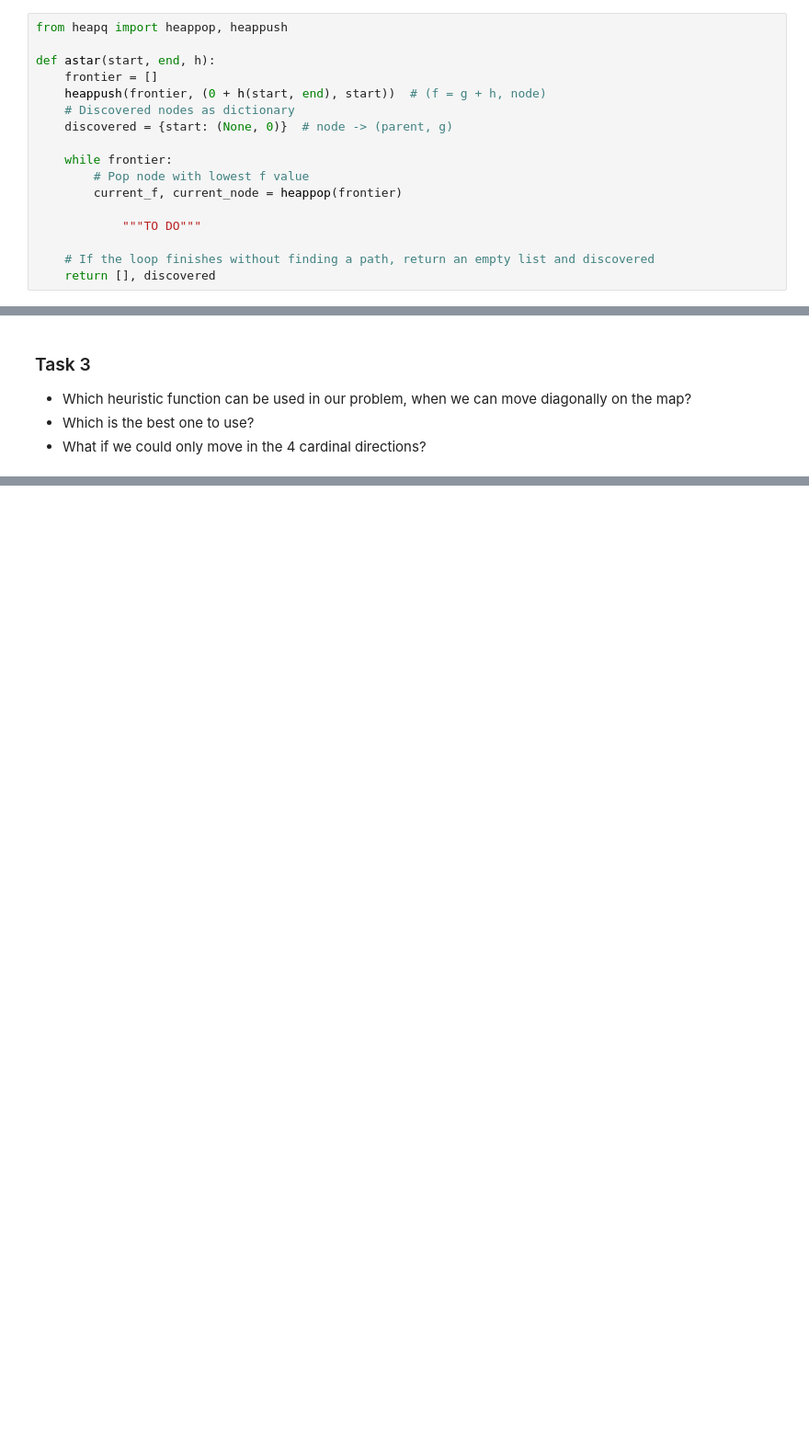
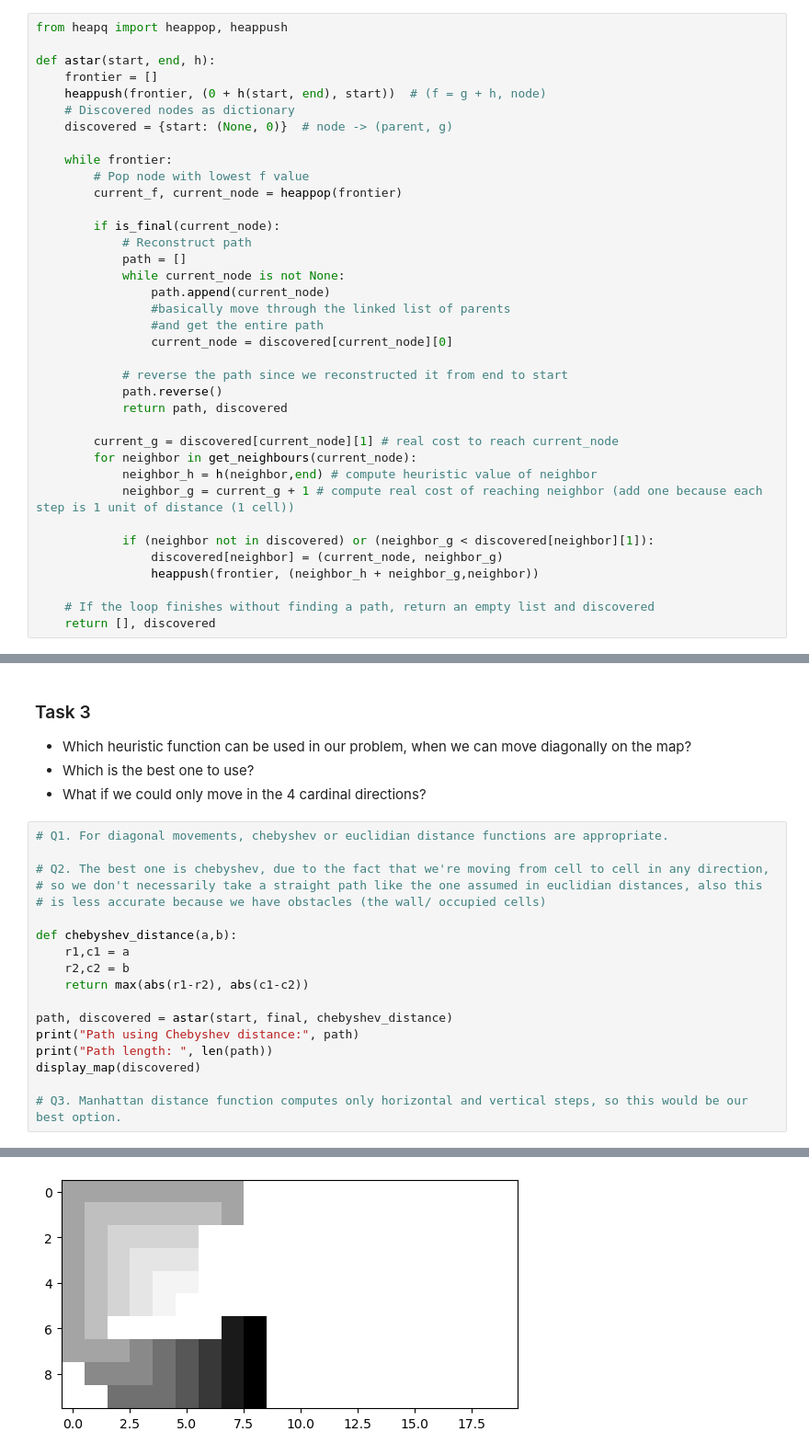
Before and after one commit to mmswflow-upb/ai-labs, a Jupyter notebook: Lab 3/Lab3_AI_A_Star.ipynb, the cells around one changed output, grey strips where cells are left out. Shown at 92% size. Saved outputs shown, nothing was run; the diff lists cells and outputs as text; blank space fills up the shorter version.

```diff
--- a/Lab 3/Lab3_AI_A_Star.ipynb
+++ b/Lab 3/Lab3_AI_A_Star.ipynb
@@ -225,7 +225,27 @@ def astar(start, end, h):
         # Pop node with lowest f value
         current_f, current_node = heappop(frontier)
 
-            """TO DO"""
+        if is_final(current_node):
+            # Reconstruct path
+            path = []
+            while current_node is not None:
+                path.append(current_node)
+                #basically move through the linked list of parents
+                #and get the entire path
+                current_node = discovered[current_node][0]
+
+            # reverse the path since we reconstructed it from end to start
+            path.reverse()
+            return path, discovered
+
+        current_g = discovered[current_node][1] # real cost to reach current_node
+        for neighbor in get_neighbours(current_node):
+            neighbor_h = h(neighbor,end) # compute heuristic value of neighbor
+            neighbor_g = current_g + 1 # compute real cost of reaching neighbor (add one because each step is 1 unit of distance (1 cell))
+
+            if (neighbor not in discovered) or (neighbor_g < discovered[neighbor][1]):
+                discovered[neighbor] = (current_node, neighbor_g)
+                heappush(frontier, (neighbor_h + neighbor_g,neighbor))
 
     # If the loop finishes without finding a path, return an empty list and discovered
     return [], discovered
@@ -250,3 +280,22 @@ display_map(discovered)
 * Which heuristic function can be used in our problem, when we can move diagonally on the map?
 * Which is the best one to use?
 * What if we could only move in the 4 cardinal directions?
+# %%
+# Q1. For diagonal movements, chebyshev or euclidian distance functions are appropriate.
+
+# Q2. The best one is chebyshev, due to the fact that we're moving from cell to cell in any direction,
+# so we don't necessarily take a straight path like the one assumed in euclidian distances, also this
+# is less accurate because we have obstacles (the wall/ occupied cells)
+
+def chebyshev_distance(a,b):
+    r1,c1 = a
+    r2,c2 = b
+    return max(abs(r1-r2), abs(c1-c2))
+
+path, discovered = astar(start, final, chebyshev_distance)
+print("Path using Chebyshev distance:", path)
+print("Path length: ", len(path))
+display_map(discovered)
+
+# Q3. Manhattan distance function computes only horizontal and vertical steps, so this would be our best option.
+# %% [output]
@@ -252,0 +304 @@ display_map(discovered)
+[figure, added]
```
Also changed, not shown: parts of 3 cells of this notebook.
